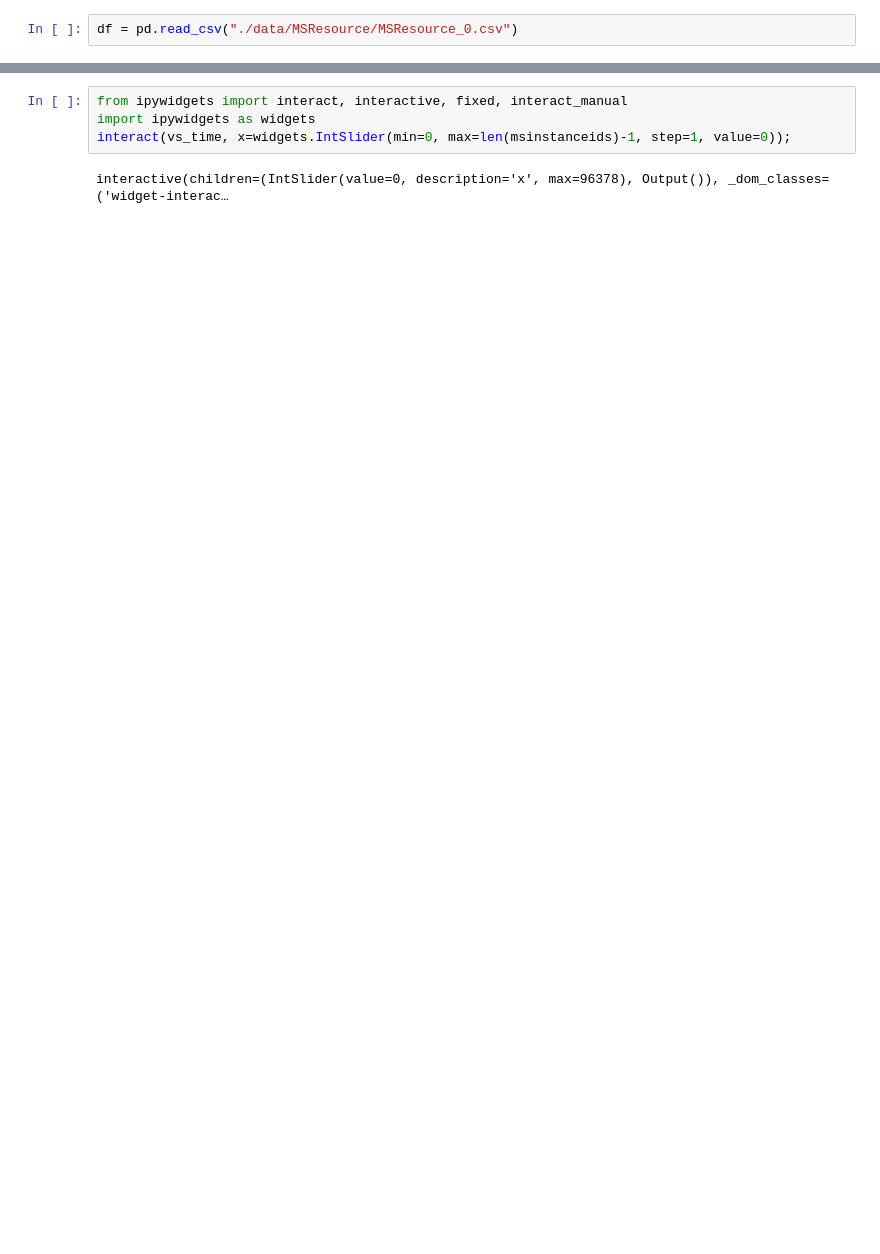
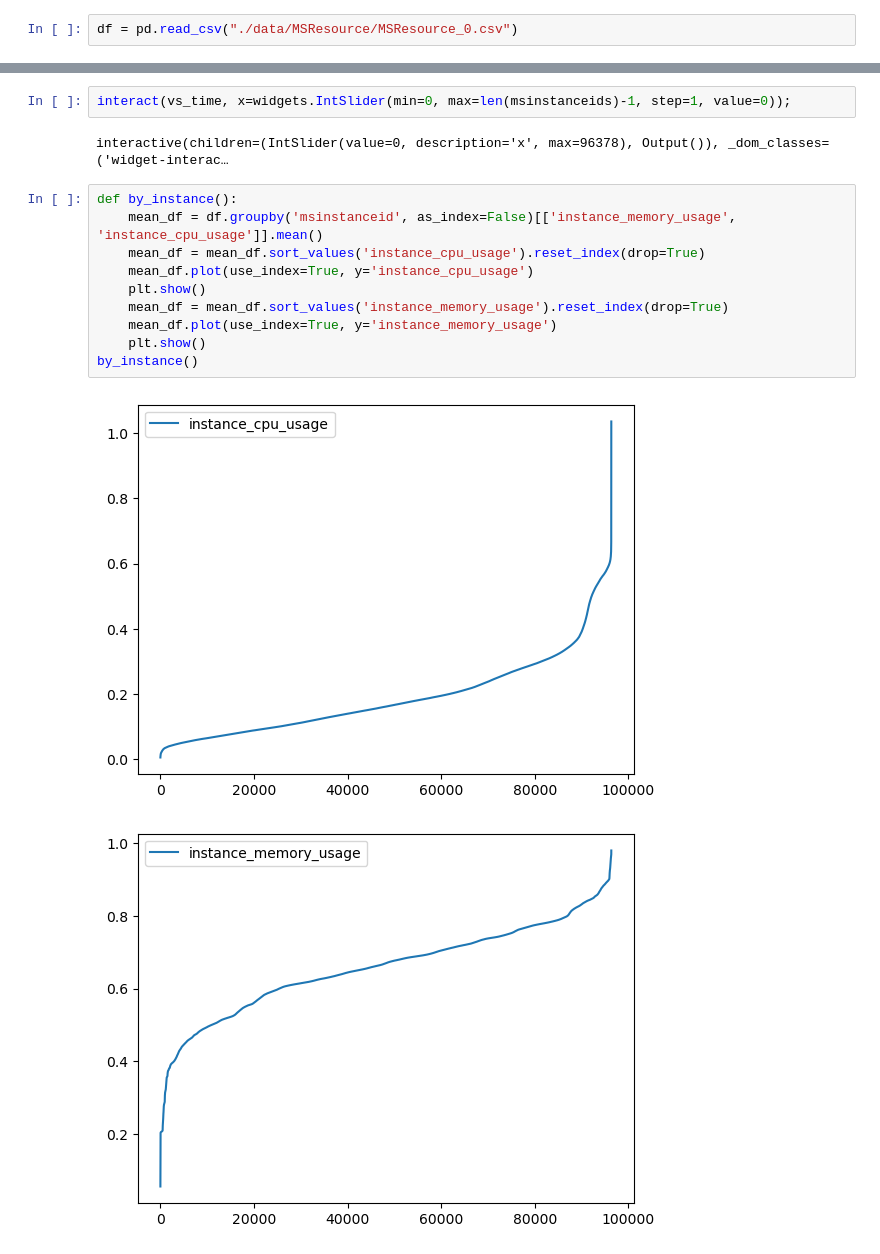
Before and after one commit to tarangdalela/simulating-large-scale-microservices, a Jupyter notebook: alibaba_traces/MS_Metrics.ipynb, the cells around one changed output, grey strips where cells are left out. Saved outputs shown, nothing was run; the diff lists cells and outputs as text; blank space fills up the shorter version.

```diff
--- a/alibaba_traces/MS_Metrics.ipynb
+++ b/alibaba_traces/MS_Metrics.ipynb
@@ -39,8 +20,19 @@ def vs_time(x):
     instance_df.plot(x='timestamp', y='instance_memory_usage')
     plt.show()
 # %%
-from ipywidgets import interact, interactive, fixed, interact_manual
-import ipywidgets as widgets
 interact(vs_time, x=widgets.IntSlider(min=0, max=len(msinstanceids)-1, step=1, value=0));
 # %% [output]
 interactive(children=(IntSlider(value=0, description='x', max=96378), Output()), _dom_classes=('widget-interac…
+# %%
+def by_instance():
+    mean_df = df.groupby('msinstanceid', as_index=False)[['instance_memory_usage', 'instance_cpu_usage']].mean()
+    mean_df = mean_df.sort_values('instance_cpu_usage').reset_index(drop=True)
+    mean_df.plot(use_index=True, y='instance_cpu_usage')
+    plt.show()
+    mean_df = mean_df.sort_values('instance_memory_usage').reset_index(drop=True)
+    mean_df.plot(use_index=True, y='instance_memory_usage')
+    plt.show()
+by_instance()
+# %% [output]
+[figure, added]
+[figure, added]
```
Also changed, not shown: parts of 5 cells of this notebook.
